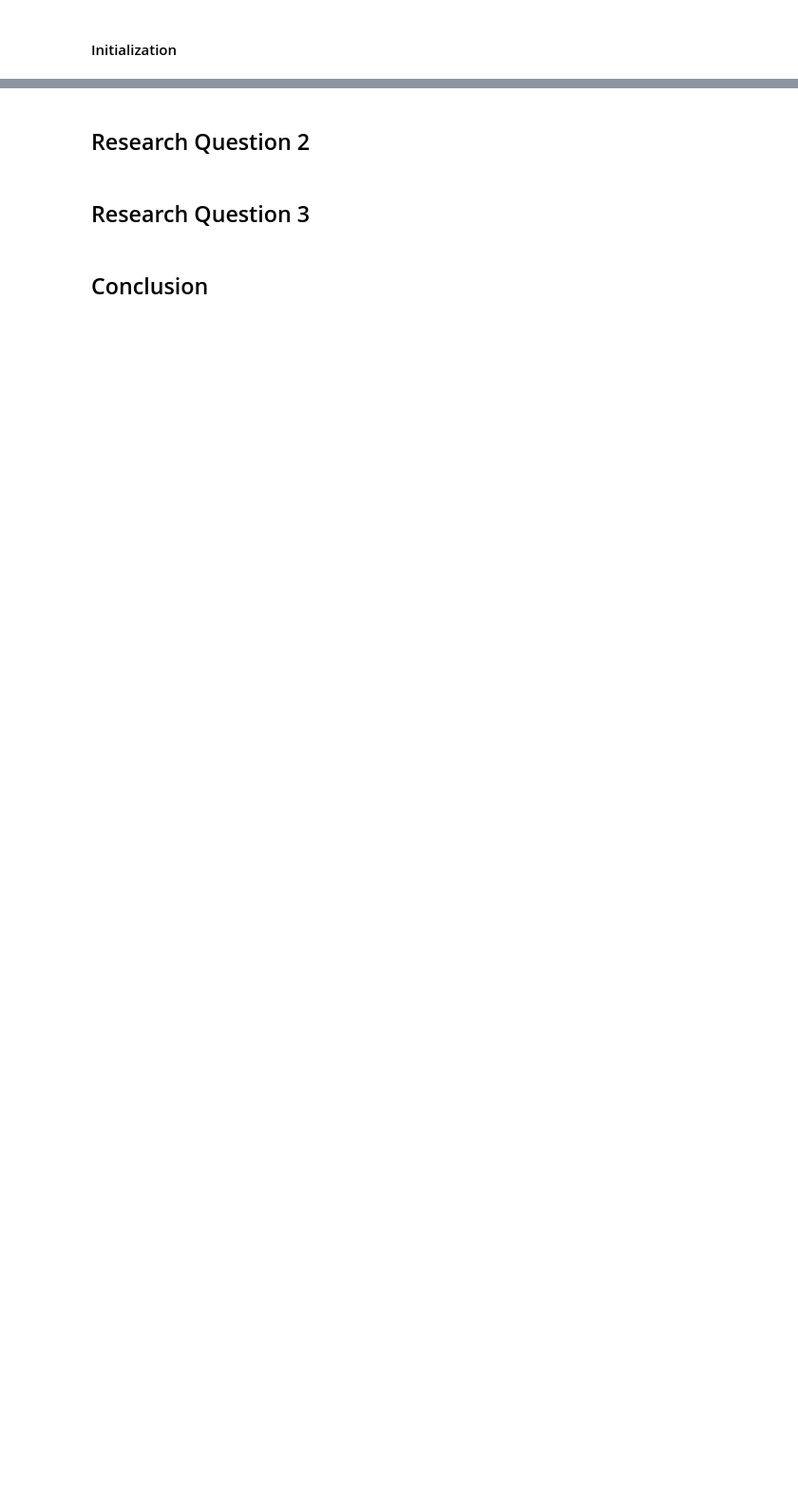
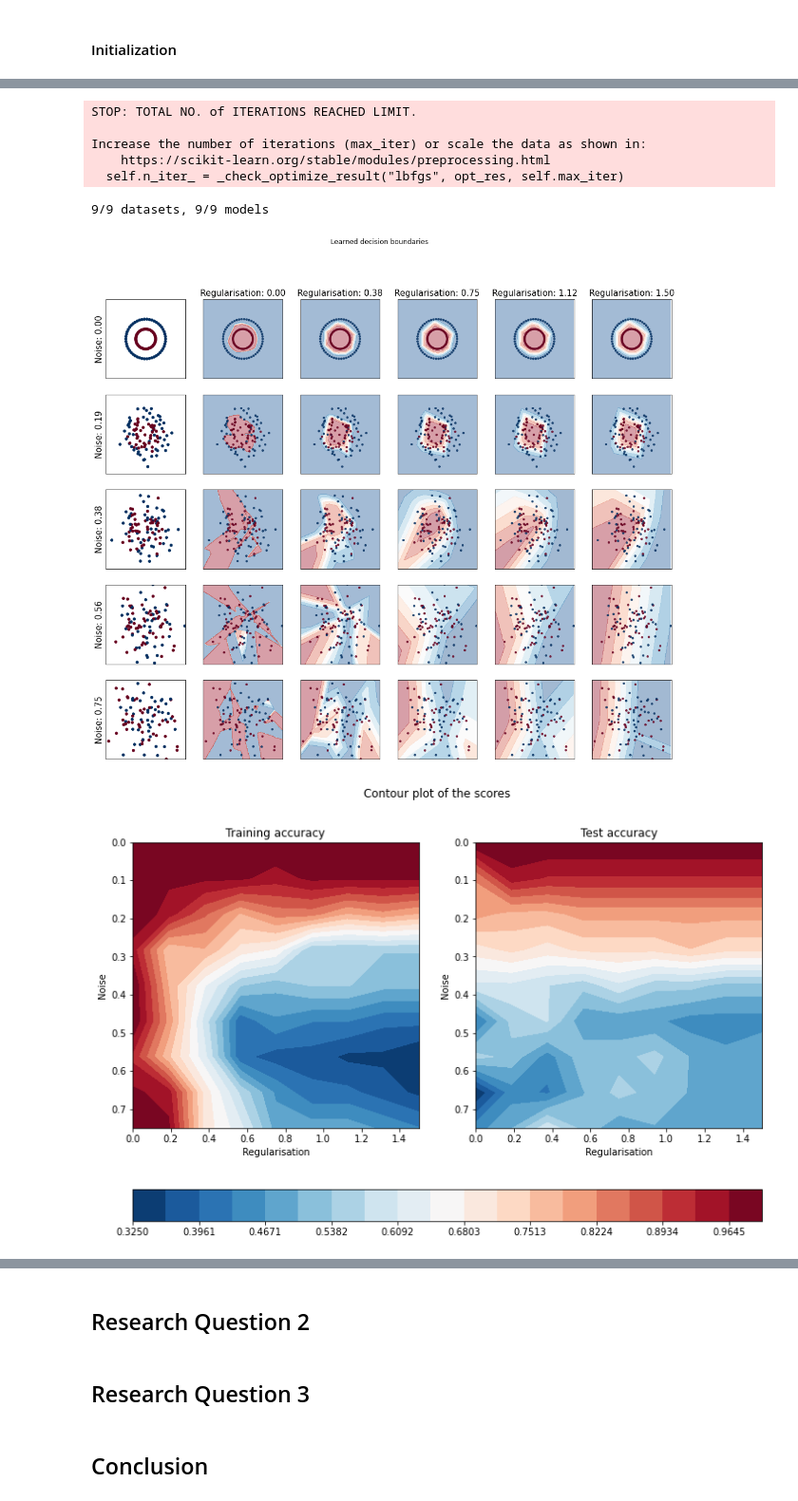
Before and after one commit to WardGauderis/SFML, a Jupyter notebook: main.ipynb, the cells around one changed output, grey strips where cells are left out. Shown at 95% size. Cells and saved outputs as stored; diff of their text form; code cells hidden in the pictures; blank space fills up the shorter version.

```diff
--- a/main.ipynb
+++ b/main.ipynb
@@ -149,0 +261,6 @@ plt.show()
+# %%
+# Repeat the experiment for a circular dataset
+datasets, noises = make_datasets(False, True, True, min_noise, max_noise, dataset_size, N)
+train_scores, test_scores = train_and_plot(datasets, noises, models, alphas, plots, samples)
+score_contour_plot(noises, alphas, train_scores, test_scores)
+# %% [output]
@@ -149,0 +286,8 @@ plt.show()
+STOP: TOTAL NO. of ITERATIONS REACHED LIMIT.
+
+Increase the number of iterations (max_iter) or scale the data as shown in:
+    https://scikit-learn.org/stable/modules/preprocessing.html
+  self.n_iter_ = _check_optimize_result("lbfgs", opt_res, self.max_iter)
+9/9 datasets, 9/9 models
+[figure, added]
+[figure, added]
```
Also changed, not shown: parts of 31 cells of this notebook.
